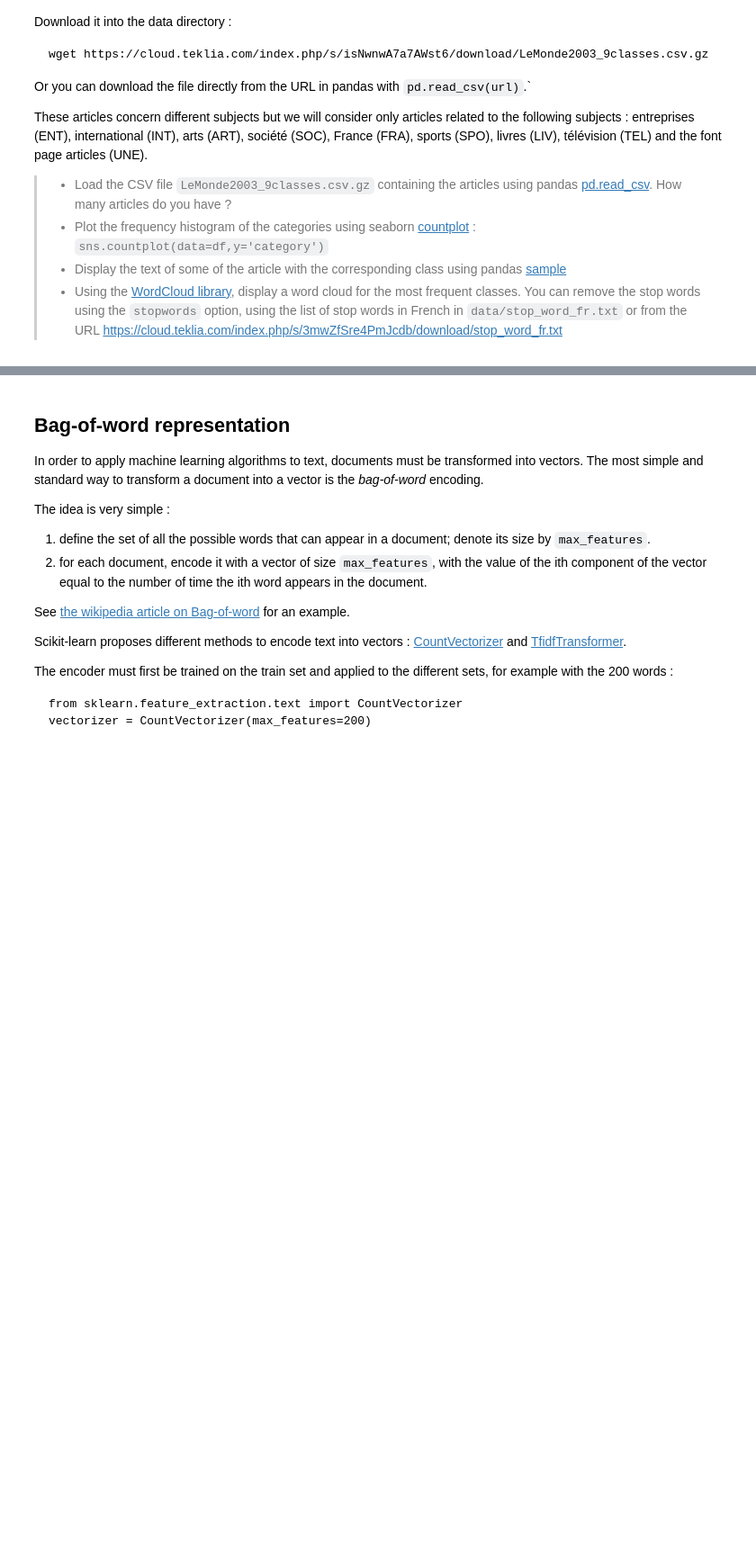
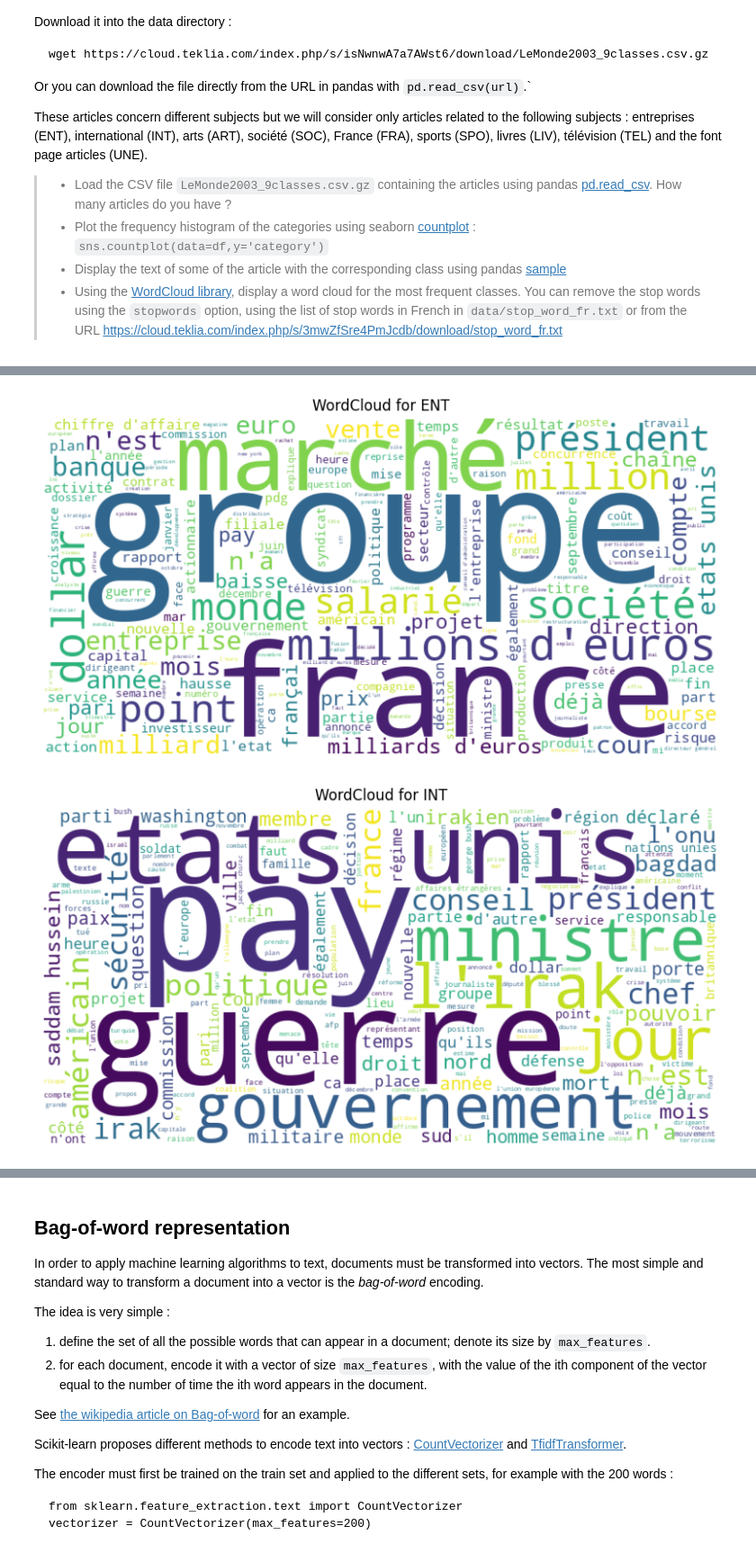
Before and after one commit to sofiavacaaa/nlp-lab-text-classification, a Jupyter notebook: TextClassification_LeMonde.ipynb, the cells around one changed output, grey strips where cells are left out. Shown at 90% size. Drawn from its saved outputs; the diff is of its cells as text; code cells hidden in the pictures; blank space fills up the shorter version.

```diff
--- a/TextClassification_LeMonde.ipynb
+++ b/TextClassification_LeMonde.ipynb
@@ -43,4 +50,5 @@ pd.set_option('display.max_colwidth', None)
 # %%
+!pip install wordcloud
 from wordcloud import WordCloud
 # Display one wordcloud for each of the most frequent classes
 
@@ -51,3 +59,15 @@ import matplotlib.pyplot as plt
 # plot a word cloud for each category
 for cat in ['ENT', 'INT',  'ART', 'SOC', 'FRA']:
  # YOUR CODE HERE
+  text_data = df[df['category'] == cat]['text'].dropna()
+
+  joined_text = " ".join(text_data)
+
+  wordcloud = WordCloud(stopwords=STOPWORDS, background_color="white", width=800, height=400).generate(joined_text)
+
+  plt.figure(figsize=(10, 5))
+  plt.imshow(wordcloud, interpolation="bilinear")
+  plt.axis("off")
+  plt.title(f"WordCloud for {cat}")
+  plt.show()
+# %% [output]
@@ -53,0 +86,2 @@ for cat in ['ENT', 'INT',  'ART', 'SOC', 'FRA']:
+[figure, added]
+[figure, added]
```
Also changed, not shown: parts of 7 cells of this notebook.
